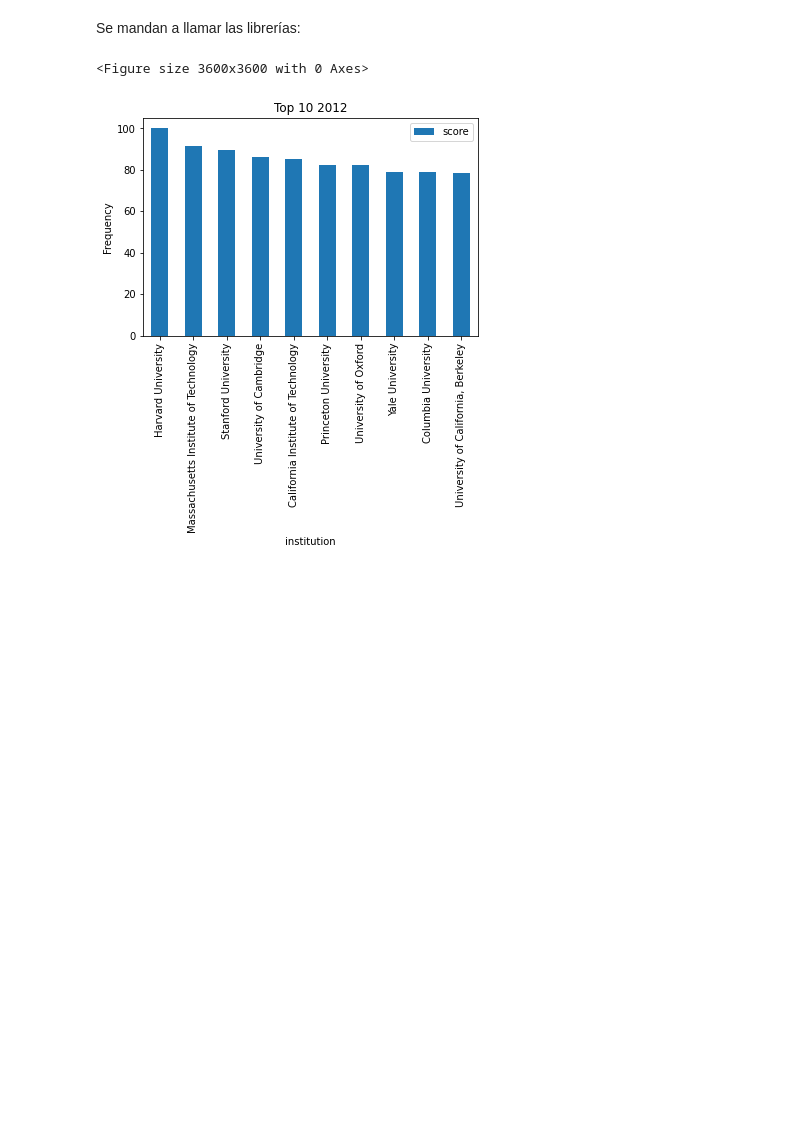
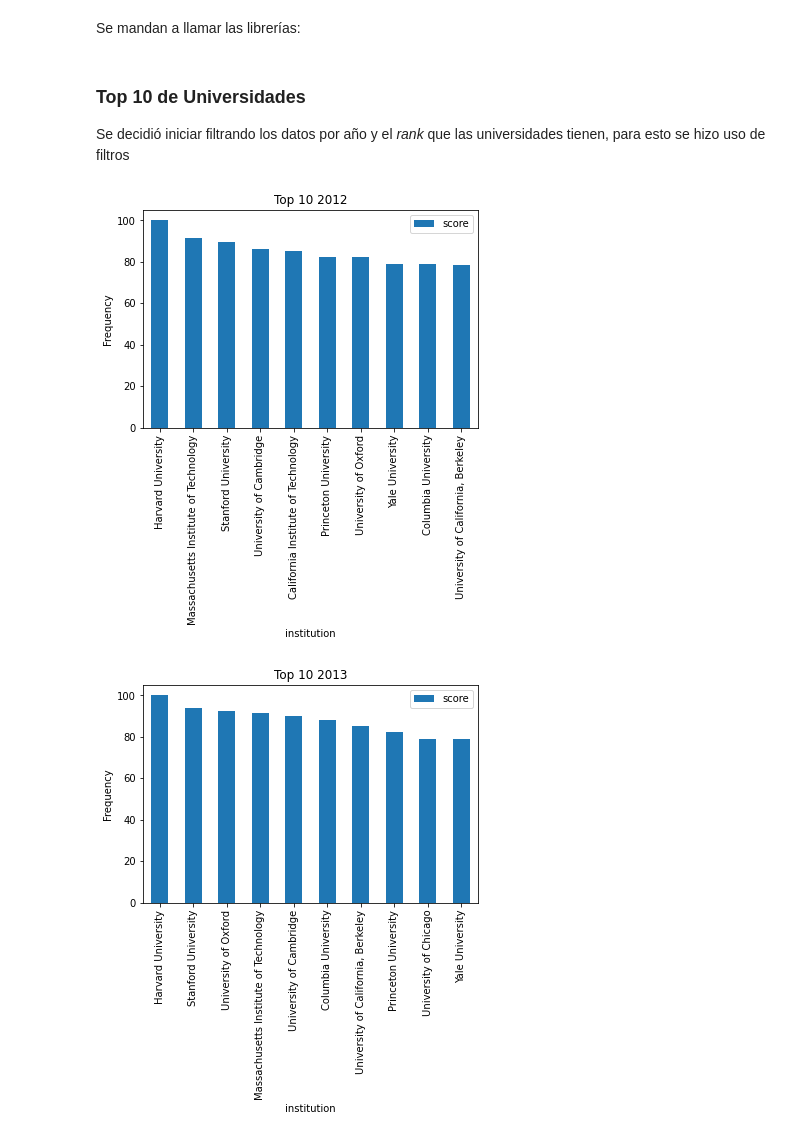
Before and after one commit to Zsaos/Laboratorio_A01706695, a Jupyter notebook: Análisis Visual.ipynb, the cells around one changed output. Saved outputs shown, nothing was run; the diff lists cells and outputs as text; code cells hidden in the pictures; blank space fills up the shorter version.

```diff
--- a/Análisis Visual.ipynb
+++ b/Análisis Visual.ipynb
@@ -95,9 +94,29 @@ los30 = df[(df['world_rank'] <= 10) & (df['year'] == 2012)]
-# %%
-plt.figure(figsize=(50,50))
-los30[['country', 'score']].plot.hist()
-los30.set_index('institution')['score'].plot(kind='bar')
-plt.title('Top 10 2012')
-plt.show()
-# %% [output]
-<Figure size 3600x3600 with 0 Axes>
-[figure, removed]
+# %% [markdown]
+### Top 10 de Universidades
+Se decidió iniciar filtrando los datos por año y el *rank* que las universidades tienen, para esto se hizo uso de filtros
+# %%
+t2012 = df[(df['world_rank'] <= 10) & (df['year'] == 2012)]
+t2013 = df[(df['world_rank'] <= 10) & (df['year'] == 2013)]
+t2014 = df[(df['world_rank'] <= 10) & (df['year'] == 2014)]
+t2015 = df[(df['world_rank'] <= 10) & (df['year'] == 2015)]
+# %%
+t2012[['institution', 'score']].plot.hist()
+t2012.set_index('institution')['score'].plot(kind='bar')
+plt.title('Top 10 2012')
+
+t2013[['institution', 'score']].plot.hist()
+t2013.set_index('institution')['score'].plot(kind='bar')
+plt.title('Top 10 2013')
+
+t2014[['institution', 'score']].plot.hist()
+t2014.set_index('institution')['score'].plot(kind='bar')
+plt.title('Top 10 2014')
+
+t2015[['institution', 'score']].plot.hist()
+t2015.set_index('institution')['score'].plot(kind='bar')
+plt.title('Top 10 2015')
+
+plt.show()
+# %% [output]
+[figure, added]
+[figure, added]
```
Also changed, not shown: parts of 4 cells of this notebook.
